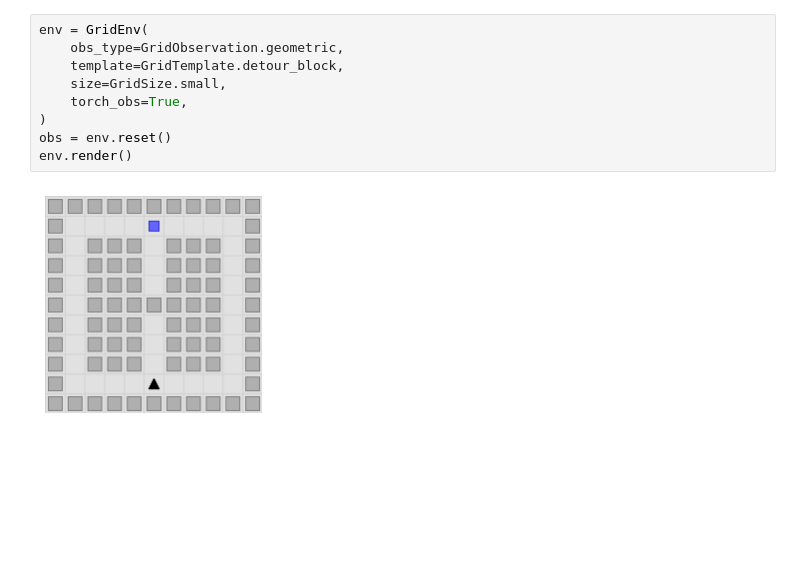
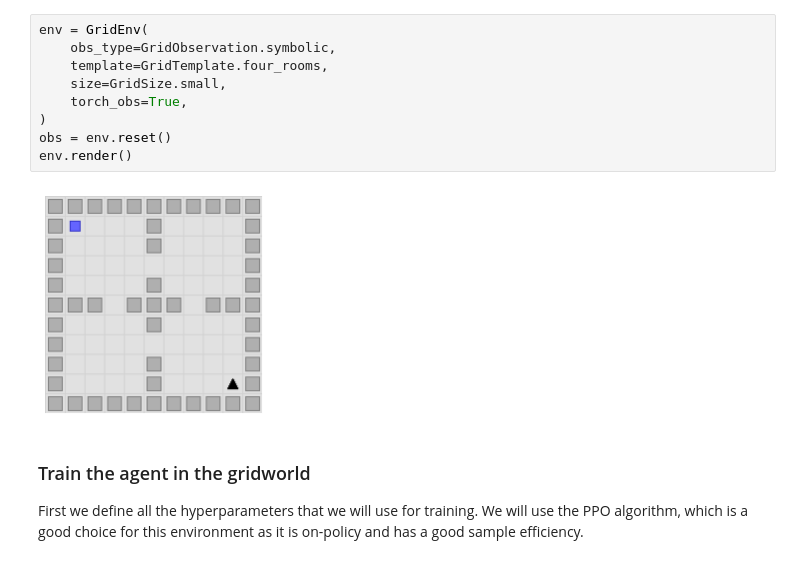
Before and after one commit to awjuliani/neuro-nav, a Jupyter notebook: notebooks/deeprl_tutorial.ipynb, the cells around one changed output. Saved outputs shown, nothing was run; the diff lists cells and outputs as text; blank space fills up the shorter version.

```diff
--- a/notebooks/deeprl_tutorial.ipynb
+++ b/notebooks/deeprl_tutorial.ipynb
@@ -18,11 +29,15 @@ import numpy as np
 # %%
 env = GridEnv(
-    obs_type=GridObservation.geometric,
-    template=GridTemplate.detour_block,
+    obs_type=GridObservation.symbolic,
+    template=GridTemplate.four_rooms,
     size=GridSize.small,
     torch_obs=True,
 )
 obs = env.reset()
 env.render()
 # %% [output]
-[figure, old version]
+[figure, new version]
+# %% [markdown]
+### Train the agent in the gridworld
+
+First we define all the hyperparameters that we will use for training. We will use the PPO algorithm, which is a good choice for this environment as it is on-policy and has a good sample efficiency.
```
Also changed, not shown: parts of 25 cells of this notebook, 2 other files.
